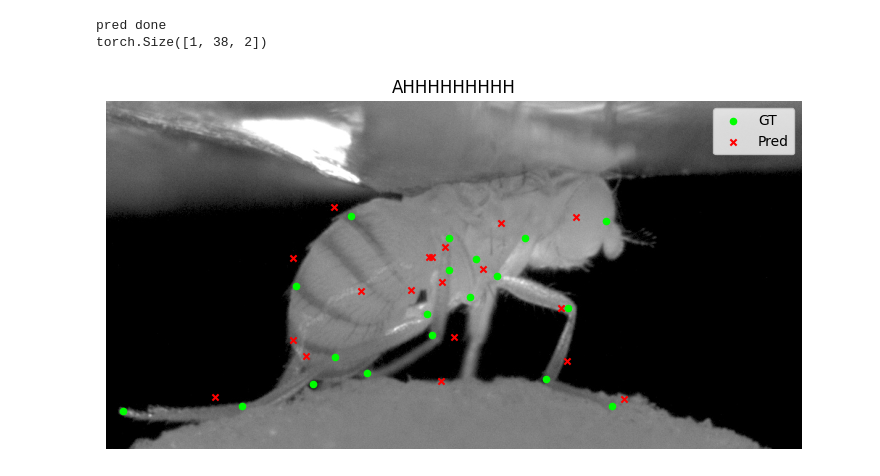
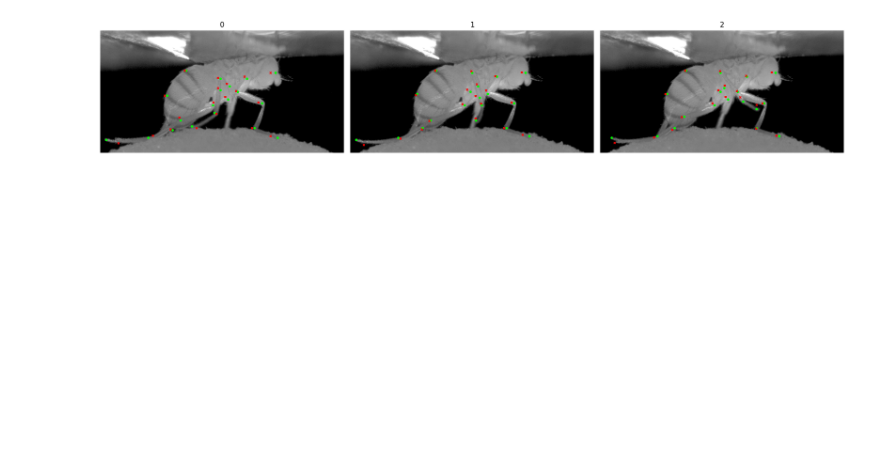
Before and after one commit to Maurrow/uzk_cvproject, a Jupyter notebook: fly_book.ipynb, the cells around one changed output. Saved outputs shown, nothing was run; the diff lists cells and outputs as text; code cells hidden in the pictures; blank space fills up the shorter version.

Commit message:
feat: improvements on model, evaluation and other fixes chore: @maurrows requested checkin of unused files

```diff
--- a/fly_book.ipynb
+++ b/fly_book.ipynb
@@ -62,5 +30,14 @@ trained_model = train_keypoint_model(
 # %%
-trained_model = FLY_Resnet()
-trained_model.load_state_dict(torch.load("/scratch/cv-course2025/group2/uzk_cvproject/deep-fly-model-resnet50_20250705-204053.pt"))
-trained_model.to(device)
+trained_model_1 = FLY_Resnet()
+trained_model_1.load_state_dict(torch.load("/scratch/cv-course2025/group2/uzk_cvproject/models/deep-fly-model-resnet50_20250706-051753.pt"))
+trained_model_1.to(device)
+print("model 1 loaded")
+print(trained_model_1.training)
+
+trained_model_2 = FLY_Resnet()
+trained_model_2.load_state_dict(torch.load("/scratch/cv-course2025/group2/uzk_cvproject/models/deep-fly-model-resnet50_20250706-051753.pt"))
+trained_model_2.to(device)
+print("model 2 loaded")
+
+test_dataset = FLY_Dataset(DATA_PATH, mode="test", backbone="resnet", cam=0)
 # %% [output]
@@ -84,30 +47,39 @@ FLY_Resnet(
 # %%
-test_img, gt, visible = test_dataset[0]
+def funktioniert(model):
 
-# 2) Apply your dtype+normalize transforms (still on CPU)
-transforms = v2.Compose([
-    v2.ToDtype(torch.float32, scale=True),
-    v2.Normalize(mean=(0.5,), std=(0.5,)),
-])
-test_img = transforms(test_img)  # now [3, H, W], float32 on CPU
+    images = []
+    gts = []
+    preds = []
+    visibles = []
+    titles = []
 
-# 3) Add a batch dim and move to GPU
-test_img = test_img.unsqueeze(0).to(device)  # [1, 3, H, W] on CUDA
+    # model.eval()
 
-# 4) Forward pass
-with torch.no_grad():
-    pred_batch = trained_model(test_img)       # [1, J, 2] on CUDA
-pred = pred_batch.cpu().squeeze(0)             # [J, 2] back on CPU
+    for i in range(3):
+        test_img, gt, visible = test_dataset[i]
 
+        test_img = test_img.unsqueeze(0).to(device)  # [1, 3, H, W] on CUDA
 
-# 🔮 Predictions berechnen
-with torch.no_grad():
-    pred = trained_model(test_img).cpu()
-print("pred done")
-print(pred.shape)
-# 🖼️ Visualisierung
-visualize_fly(image=test_img.cpu().squeeze(0), keypoints_gt=gt, keypoints_pred=pred.squeeze(0), visible=visible, title="AHHHHHHHHH")
+        with torch.no_grad():
+            pred_batch = model(test_img)       # [1, J, 2] on CUDA
+        pred = pred_batch.cpu().squeeze(0)             # [J, 2] back on CPU
+
+        images.append(test_img.cpu().squeeze(0))
+        gts.append(gt)
+        preds.append(pred)
+        visibles.append(visible)
+        titles.append(f"{i}")
+
+        # visualize_fly(image=test_img.cpu().squeeze(0), keypoints_gt=gt, keypoints_pred=pred.squeeze(0), visible=visible, title=f"Sample {i}")
+        # visualize_fly_with_limbs(image=test_img.cpu().squeeze(0), keypoints_gt=gt, keypoints_pred=pred.squeeze(0), visible=visible, title=f"Sample {i} limbs")
+
+    # # 🔮 Predictions berechnen
+    # with torch.no_grad():
+    #     pred = trained_model(test_img).cpu()
+    print("pred done")
+    visualize_fly_batch(images, gts, preds, visibles, titles)
+    # 🖼️ Visualisierung
+
+funktioniert(trained_model_1)
 # %% [output]
-pred done
-torch.Size([1, 38, 2])
-[figure, old version]
+[figure, new version]
```
Also changed, not shown: parts of 6 cells of this notebook, 7 other files.
